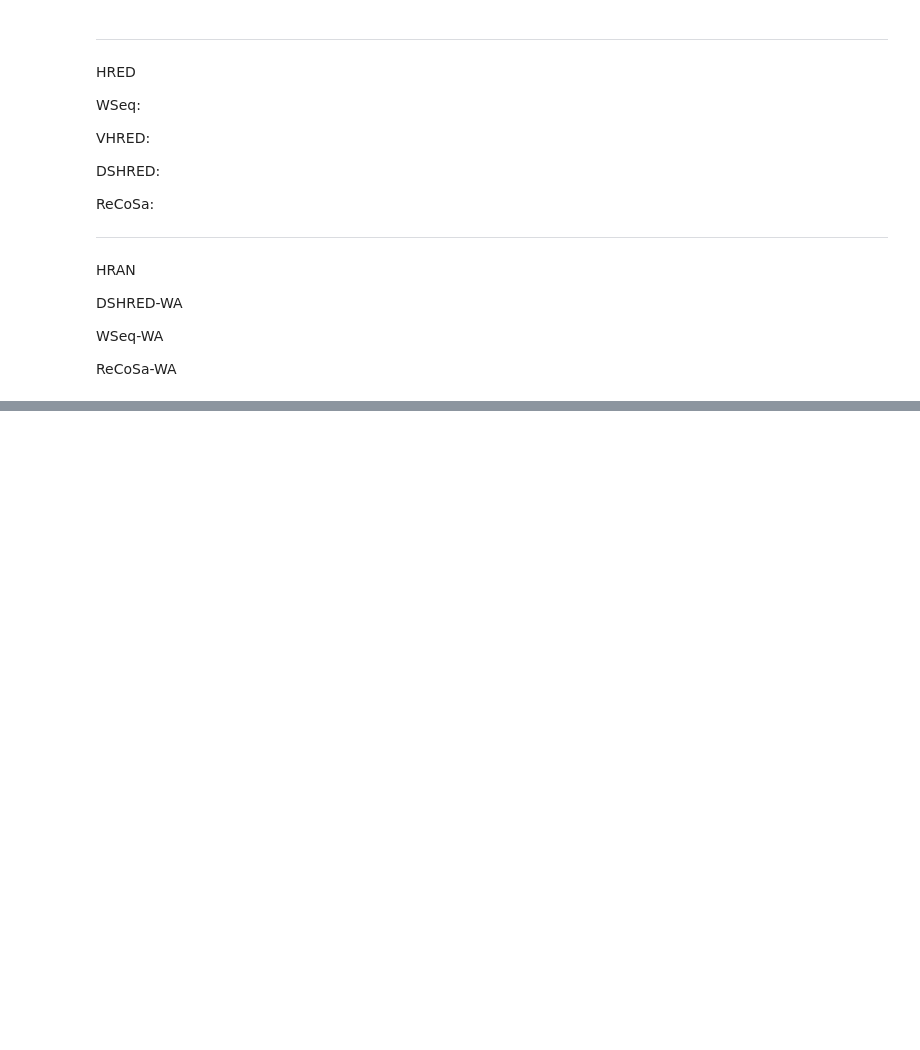
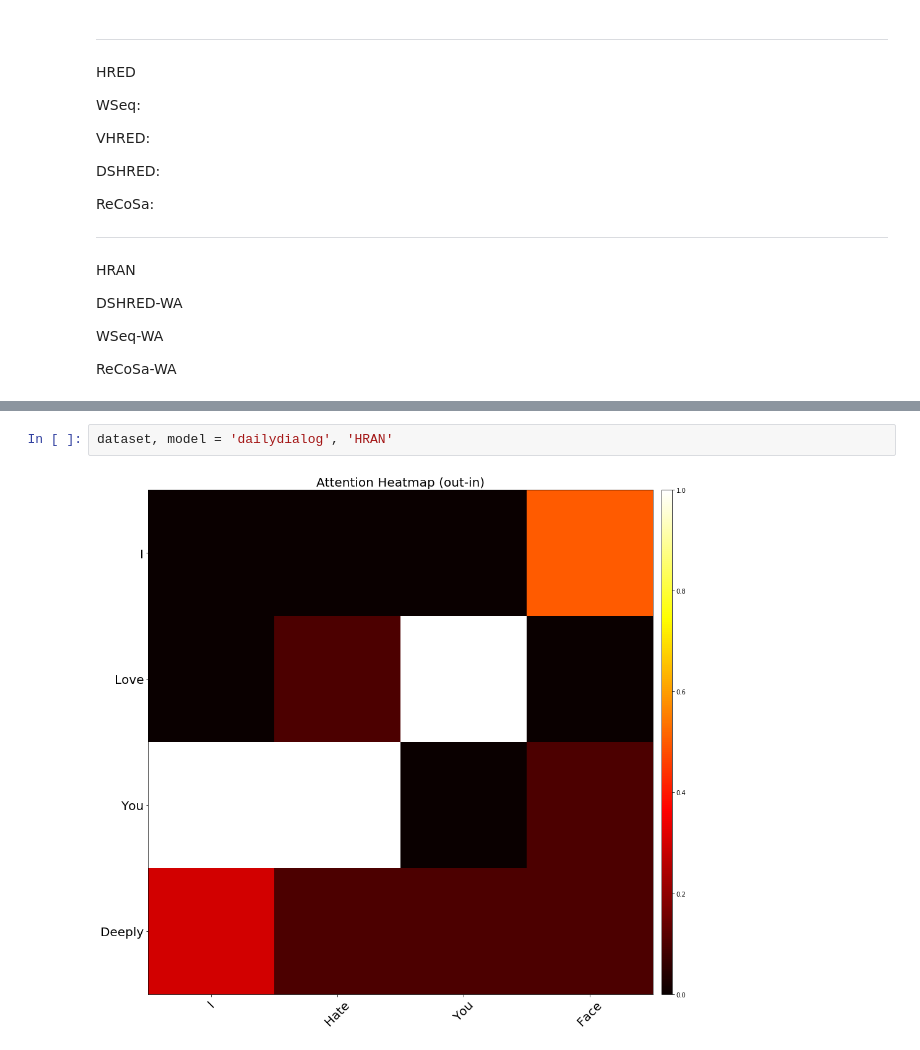
Before and after one commit to gmftbyGMFTBY/MultiTurnDialogZoo, a Jupyter notebook: analyse.ipynb, the cells around one changed output, grey strips where cells are left out. Saved outputs shown, nothing was run; the diff lists cells and outputs as text; blank space fills up the shorter version.

```diff
--- a/analyse.ipynb
+++ b/analyse.ipynb
@@ -451,0 +495,4 @@ ReCoSa-WA
+# %%
+dataset, model = 'dailydialog', 'HRAN'
+# %% [output]
+[figure, added]
```
Also changed, not shown: parts of 4 cells of this notebook, 1 other file.
